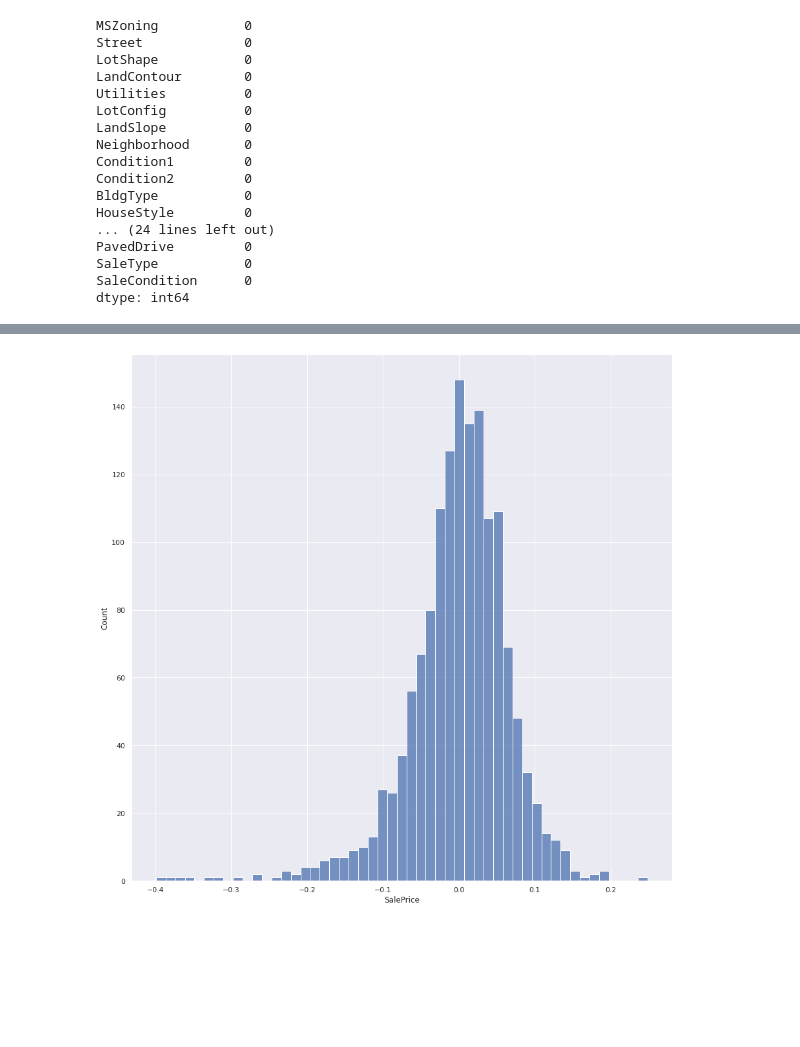
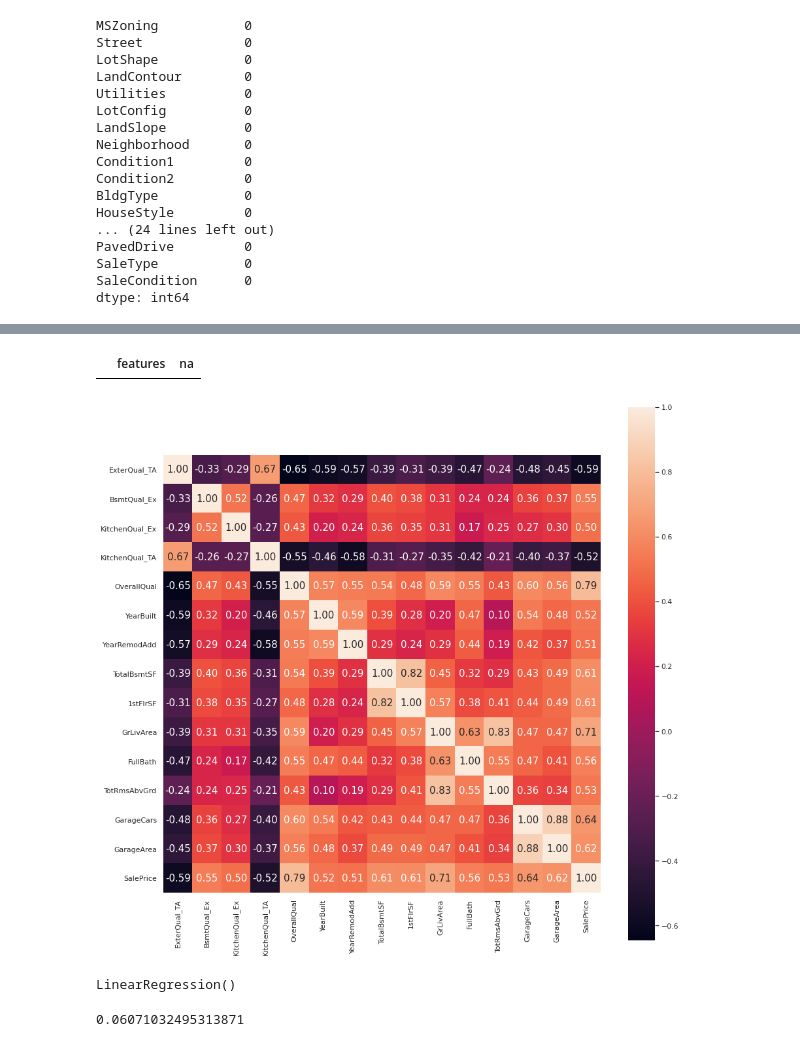
Before and after one commit to as1mple/labs_ds_courses, a Jupyter notebook: Predict_house_price.ipynb, the cells around one changed output, grey strips where cells are left out. Drawn from its saved outputs; the diff is of its cells as text; code cells hidden in the pictures; blank space fills up the shorter version.

```diff
--- a/Predict_house_price.ipynb
+++ b/Predict_house_price.ipynb
@@ -292,4 +80,16 @@ pd.DataFrame({'Id': test.Id,
-# %%
-sns.histplot(y - slr.predict(X_q_train));
-# %% [output]
-[figure, removed]
+# %%
+categorical_train = pd.get_dummies(data.select_dtypes(exclude=["number","bool_",]))
+categorical_test = pd.get_dummies(test.select_dtypes(exclude=["number","bool_",]))
+
+numerical_train = pd.get_dummies(data.select_dtypes(exclude=["object_"]))
+numerical_test = pd.get_dummies(test.select_dtypes(exclude=["object_"]))
+
+training_set = pd.concat([categorical_train, numerical_train], axis=1)
+test_set = pd.concat([categorical_test, numerical_test], axis=1)
+# %%
+isna = pd.DataFrame(training_set.isnull().sum())
+isna = isna.reset_index()
+isna.rename(columns={'index' : 'features',
+             0 : 'na'}, inplace=True)
+for ft in list(isna.query("na > 0").features):
+    training_set[ft].fillna(training_set[ft].median(), inplace=True)
@@ -295,0 +101,18 @@ sns.histplot(y - slr.predict(X_q_train));
+# %%
+isna.query("na > 0")
+# %% [output]
+|  | features | na |
+# %%
+features = training_set.corr()[['SalePrice']].query("SalePrice > 0.5 or SalePrice <-0.5")[:-1]
+features = features.reset_index()
+features.rename(columns={'index': 'features',
+                         'SalePrice' : 'Corr'}, inplace = True)
+# %%
+cm = np.corrcoef(training_set[[*features.features, 'SalePrice']].values.T)
+sns.set(font_scale=1.5)
+sns.set(rc={'figure.figsize' : (15, 15)})
+hm = sns.heatmap(cm, cbar=True, annot=True, square=True, fmt='.02f', annot_kws={'size':15}, yticklabels=[*features.features, 'SalePrice'],
+                 xticklabels=[*features.features, 'SalePrice'])
+plt.show()
+# %% [output]
+[figure, added]
@@ -295,0 +133,9 @@ sns.histplot(y - slr.predict(X_q_train));
+# %%
+lr = LinearRegression()
+lr.fit(X_q_train, y)
+# %% [output]
+LinearRegression()
+# %%
+np.sqrt(mean_squared_error(y, lr.predict(X_q_train)))
+# %% [output]
+0.06071032495313871
```
Also changed, not shown: parts of 46 cells of this notebook.
